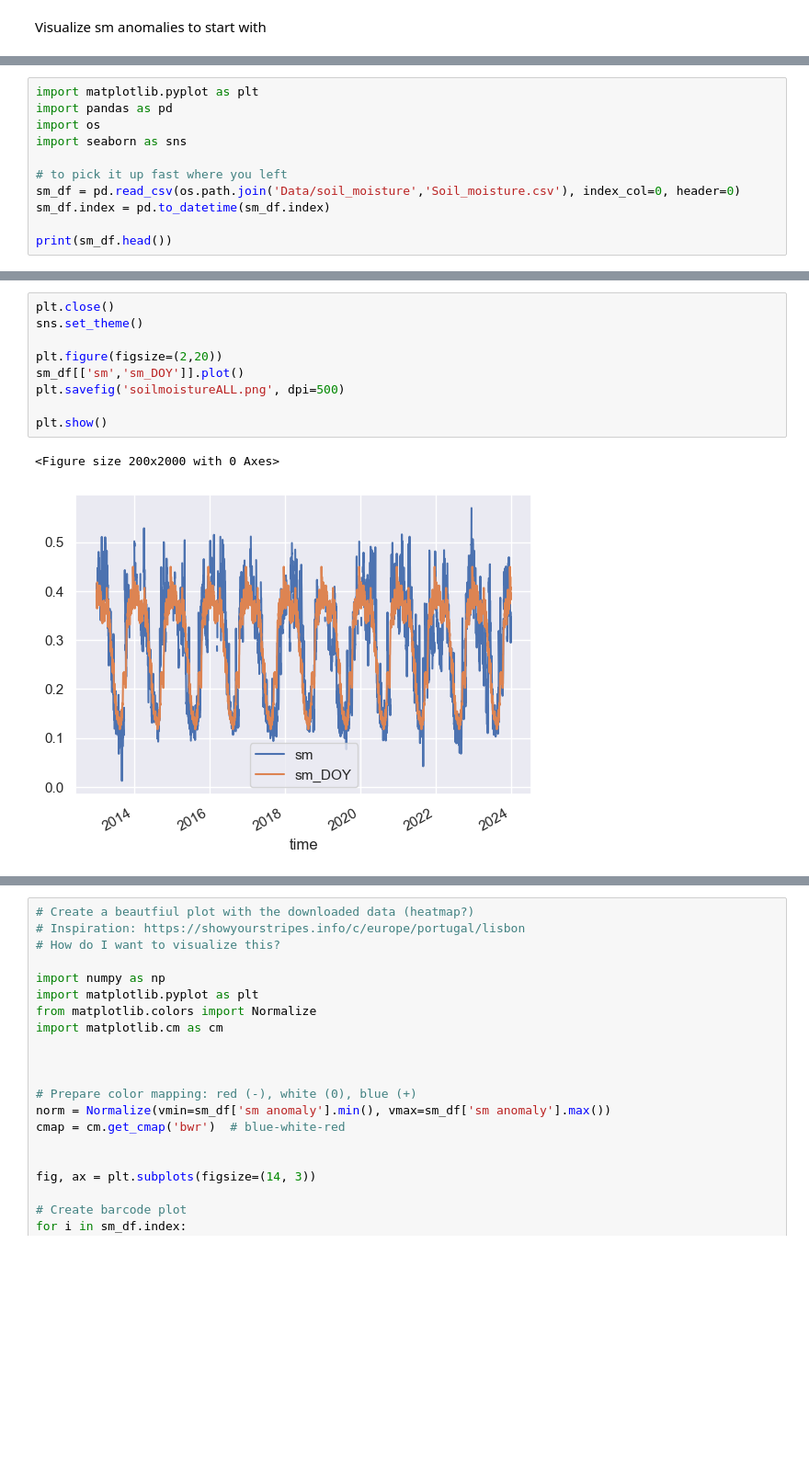
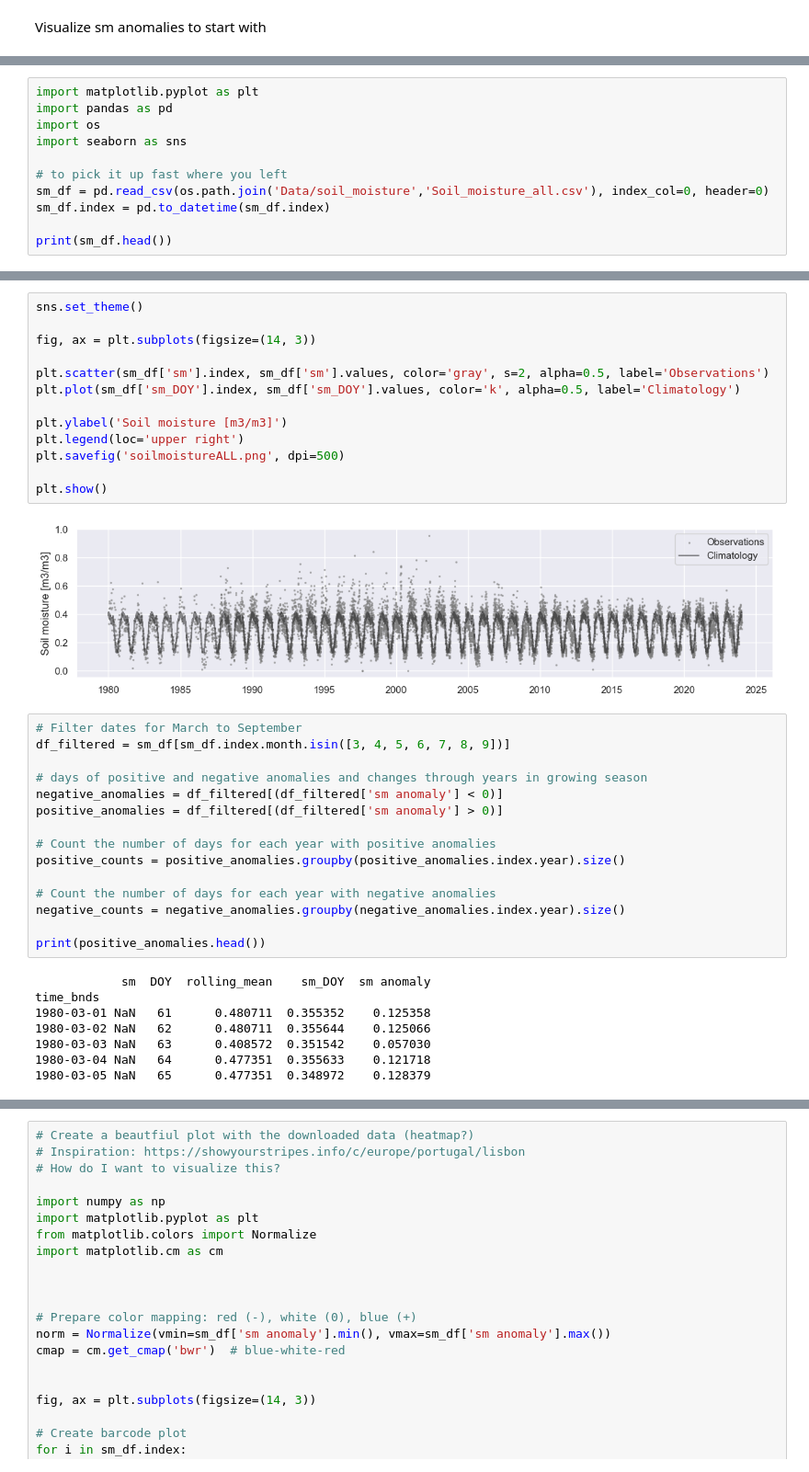
Before and after one commit to nadja1390/RAFIP, a Jupyter notebook: Climate_resilience.ipynb, the cells around one changed output, grey strips where cells are left out. Shown at 92% size. Cells and saved outputs as stored; diff of their text form; blank space fills up the shorter version.

Commit message:
sm anomalies

```diff
--- a/Climate_resilience.ipynb
+++ b/Climate_resilience.ipynb
@@ -9,7 +17,7 @@ import os
 import seaborn as sns
 
 # to pick it up fast where you left
-sm_df = pd.read_csv(os.path.join('Data/soil_moisture','Soil_moisture.csv'), index_col=0, header=0)
+sm_df = pd.read_csv(os.path.join('Data/soil_moisture','Soil_moisture_all.csv'), index_col=0, header=0)
 sm_df.index = pd.to_datetime(sm_df.index)
 
 print(sm_df.head())
@@ -24,12 +32,38 @@ time
-# %%
-plt.close()
-sns.set_theme()
-
-plt.figure(figsize=(2,20))
-sm_df[['sm','sm_DOY']].plot()
-plt.savefig('soilmoistureALL.png', dpi=500)
-
-plt.show()
-# %% [output]
-<Figure size 200x2000 with 0 Axes>
-[figure, removed]
+# %%
+sns.set_theme()
+
+fig, ax = plt.subplots(figsize=(14, 3))
+
+plt.scatter(sm_df['sm'].index, sm_df['sm'].values, color='gray', s=2, alpha=0.5, label='Observations')
+plt.plot(sm_df['sm_DOY'].index, sm_df['sm_DOY'].values, color='k', alpha=0.5, label='Climatology')
+
+plt.ylabel('Soil moisture [m3/m3]')
+plt.legend(loc='upper right')
+plt.savefig('soilmoistureALL.png', dpi=500)
+
+plt.show()
+# %% [output]
+[figure, added]
+# %%
+# Filter dates for March to September
+df_filtered = sm_df[sm_df.index.month.isin([3, 4, 5, 6, 7, 8, 9])]
+
+# days of positive and negative anomalies and changes through years in growing season
+negative_anomalies = df_filtered[(df_filtered['sm anomaly'] < 0)]
+positive_anomalies = df_filtered[(df_filtered['sm anomaly'] > 0)]
+
+# Count the number of days for each year with positive anomalies
+positive_counts = positive_anomalies.groupby(positive_anomalies.index.year).size()
+
+# Count the number of days for each year with negative anomalies
+negative_counts = negative_anomalies.groupby(negative_anomalies.index.year).size()
+
+print(positive_anomalies.head())
+# %% [output]
+            sm  DOY  rolling_mean    sm_DOY  sm anomaly
+time_bnds
+1980-03-01 NaN   61      0.480711  0.355352    0.125358
+1980-03-02 NaN   62      0.480711  0.355644    0.125066
+1980-03-03 NaN   63      0.408572  0.351542    0.057030
+1980-03-04 NaN   64      0.477351  0.355633    0.121718
+1980-03-05 NaN   65      0.477351  0.348972    0.128379
```
Also changed, not shown: parts of 5 cells of this notebook.
